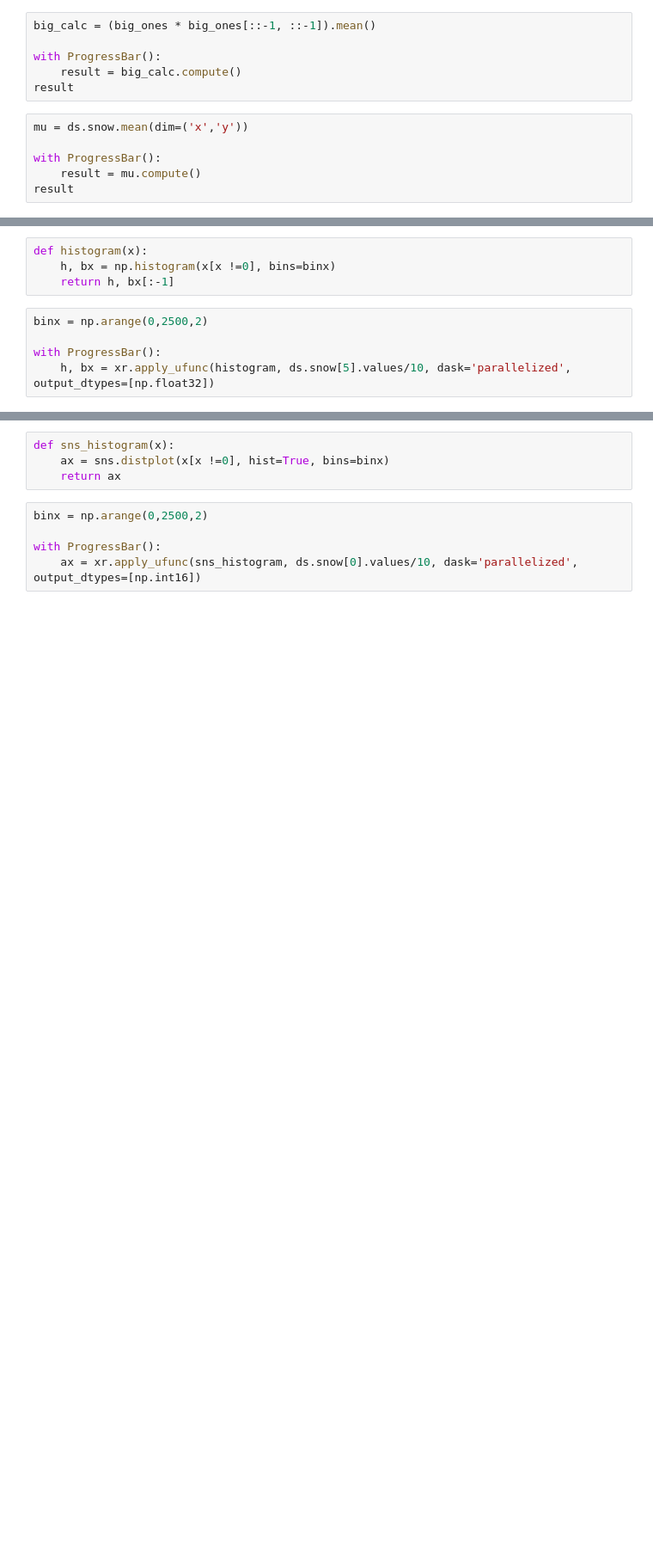
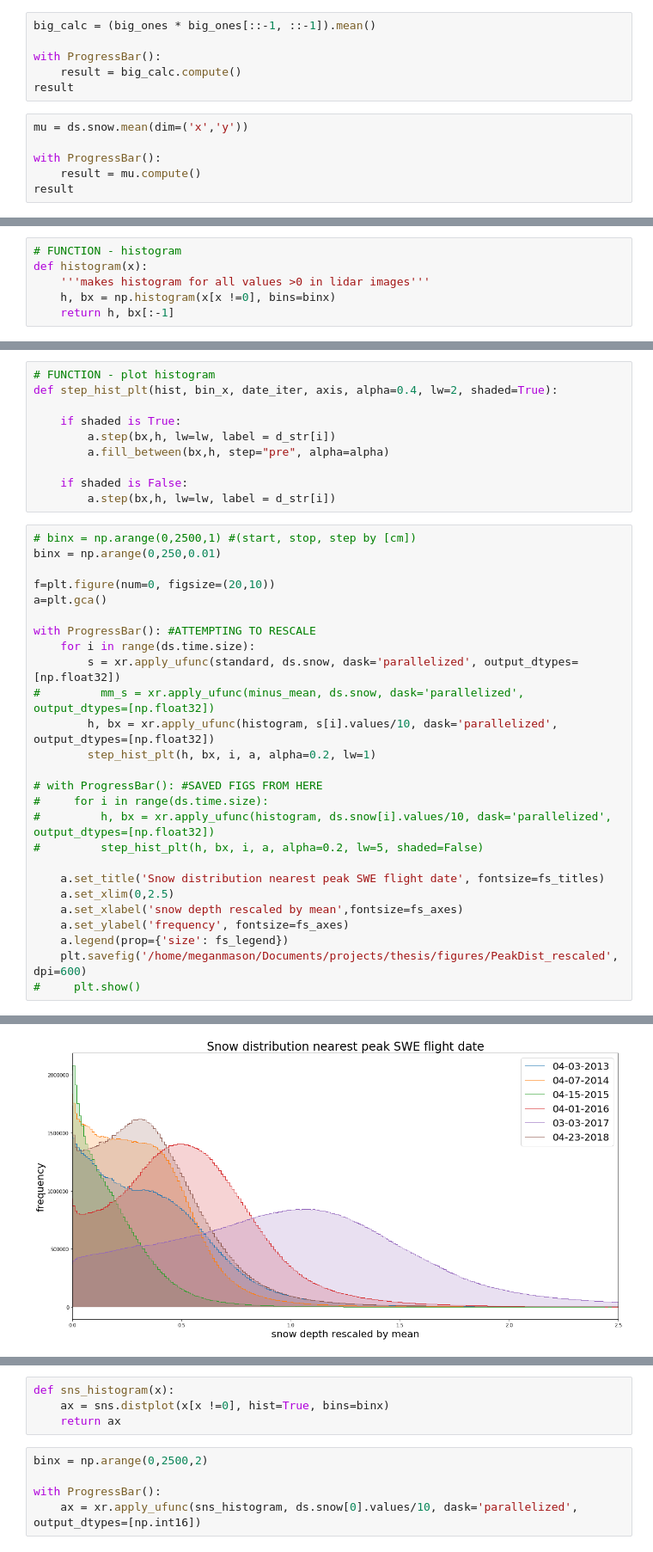
Before and after one commit to meganmason/jlabs, a Jupyter notebook: xarray/tests.ipynb, the cells around one changed output, grey strips where cells are left out. Shown at 86% size. Drawn from its saved outputs; the diff is of its cells as text; blank space fills up the shorter version.

```diff
--- a/xarray/tests.ipynb
+++ b/xarray/tests.ipynb
@@ -70,9 +126,6 @@ result
 # %%
+# FUNCTION - histogram
 def histogram(x):
+    '''makes histogram for all values >0 in lidar images'''
     h, bx = np.histogram(x[x !=0], bins=binx)
     return h, bx[:-1]
-# %%
-binx = np.arange(0,2500,2)
-
-with ProgressBar():
-    h, bx = xr.apply_ufunc(histogram, ds.snow[5].values/10, dask='parallelized', output_dtypes=[np.float32])
@@ -81,0 +132,37 @@ print('bx',  bx.shape)
+# %%
+# FUNCTION - plot histogram
+def step_hist_plt(hist, bin_x, date_iter, axis, alpha=0.4, lw=2, shaded=True):
+
+    if shaded is True:
+        a.step(bx,h, lw=lw, label = d_str[i])
+        a.fill_between(bx,h, step="pre", alpha=alpha)
+
+    if shaded is False:
+        a.step(bx,h, lw=lw, label = d_str[i])
+# %%
+# binx = np.arange(0,2500,1) #(start, stop, step by [cm])
+binx = np.arange(0,250,0.01)
+
+f=plt.figure(num=0, figsize=(20,10))
+a=plt.gca()
+
+with ProgressBar(): #ATTEMPTING TO RESCALE
+    for i in range(ds.time.size):
+        s = xr.apply_ufunc(standard, ds.snow, dask='parallelized', output_dtypes=[np.float32])
+#         mm_s = xr.apply_ufunc(minus_mean, ds.snow, dask='parallelized', output_dtypes=[np.float32])
+        h, bx = xr.apply_ufunc(histogram, s[i].values/10, dask='parallelized', output_dtypes=[np.float32])
+        step_hist_plt(h, bx, i, a, alpha=0.2, lw=1)
+
+# with ProgressBar(): #SAVED FIGS FROM HERE
+#     for i in range(ds.time.size):
+#         h, bx = xr.apply_ufunc(histogram, ds.snow[i].values/10, dask='parallelized', output_dtypes=[np.float32])
+#         step_hist_plt(h, bx, i, a, alpha=0.2, lw=5, shaded=False)
+
+    a.set_title('Snow distribution nearest peak SWE flight date', fontsize=fs_titles)
+    a.set_xlim(0,2.5)
+    a.set_xlabel('snow depth rescaled by mean',fontsize=fs_axes)
+    a.set_ylabel('frequency', fontsize=fs_axes)
+    a.legend(prop={'size': fs_legend})
+    plt.savefig('/home/meganmason/Documents/projects/thesis/figures/PeakDist_rescaled', dpi=600)
+#     plt.show()
+# %% [output]
@@ -81,0 +181 @@ print('bx',  bx.shape)
+[figure, added]
```
Also changed, not shown: parts of 21 cells of this notebook.
